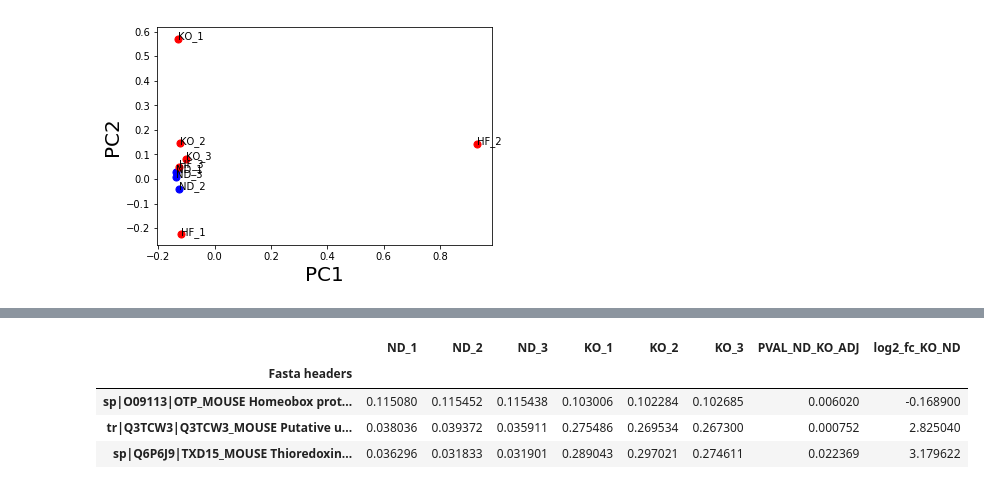
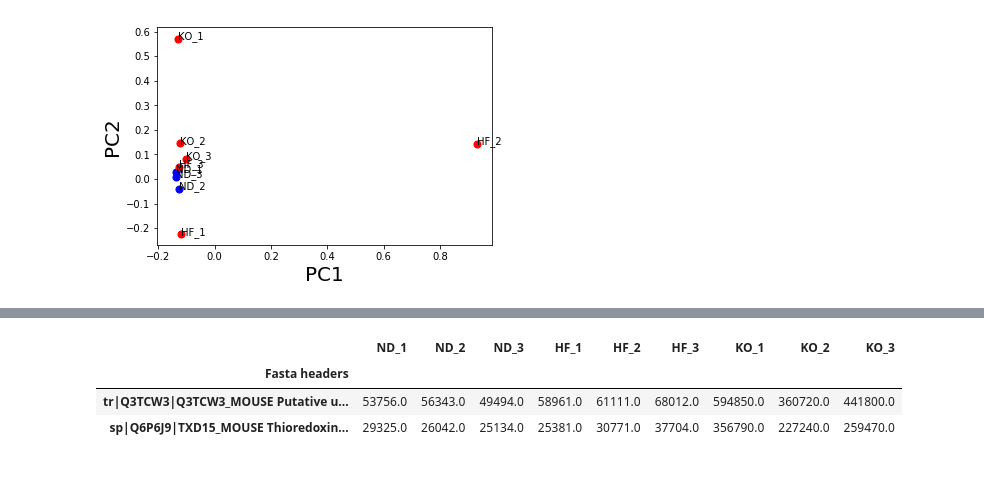
Before and after one commit to mtinti/jennie_analysis, a Jupyter notebook: analysis-hypo.ipynb, the cells around one changed output, grey strips where cells are left out. Saved outputs shown, nothing was run; the diff lists cells and outputs as text; code cells hidden in the pictures.

```diff
--- a/analysis-hypo.ipynb
+++ b/analysis-hypo.ipynb
@@ -107,3 +96,0 @@ norm_df.plot(kind='scatter',x='log10_HF_ND',y='log2_fc_HF_ND')
-# %%
-norm_df['-log10_PVAL_ND_HF'] = -np.log10(norm_df['PVAL_ND_HF'])
-norm_df.plot(kind='scatter',x='log2_fc_HF_ND',y='-log10_PVAL_ND_HF')
@@ -113,6 +116,6 @@ norm_df.plot(kind='scatter',x='log2_fc_HF_ND',y='-log10_PVAL_ND_HF')
 # %%
-#t-test between normal diet and KO - high fat diet
+
+#t-test between high fat diet  and KO
 from scipy.stats import ttest_ind
-onesample_results = ttest_ind(norm_df[['ND_1','ND_2','ND_3']].T, norm_df[['KO_1','KO_2','KO_3']].T)
-norm_df['T_ND_KO']=onesample_results[0]
-norm_df['PVAL_ND_KO']=onesample_results[1]
+onesample_results = ttest_ind(norm_df[['HF_1','HF_2','HF_3']].T, norm_df[['KO_1','KO_2','KO_3']].T)
+utilities.make_analysis(norm_df, onesample_results, tag='HF_KO')
@@ -125,7 +125,0 @@ norm_df['PVAL_ND_KO'].plot(kind='hist',bins=100)
-# %%
-#correct for multy-hypotesis
-from statsmodels.sandbox.stats.multicomp import multipletests
-p_adjusted = multipletests(norm_df['PVAL_ND_KO'], method='bonferroni')
-#print (p_adjusted)
-norm_df['PVAL_ND_KO_ADJ']=p_adjusted[1]
-norm_df.reset_index(drop=True).sort_values('PVAL_ND_KO_ADJ').head()
@@ -145,3 +125,0 @@ norm_df.plot(kind='scatter',x='log10_KO_ND',y='log2_fc_KO_ND')
-# %%
-norm_df['-log10_PVAL_ND_KO'] = -np.log10(norm_df['PVAL_ND_KO'])
-norm_df.plot(kind='scatter',x='log2_fc_KO_ND',y='-log10_PVAL_ND_KO')
@@ -153,8 +135,8 @@ test = norm_df[norm_df['PVAL_ND_KO_ADJ']<0.05]
 # %%
-test[['ND_1','ND_2','ND_3','KO_1','KO_2','KO_3','PVAL_ND_KO_ADJ','log2_fc_KO_ND']]
+test = df[norm_df['PVAL_HF_KO_ADJ']<0.05]
+test[['ND_1','ND_2','ND_3','HF_1','HF_2','HF_3','KO_1','KO_2','KO_3']]
 # %% [output]
-|  | ND_1 | ND_2 | ND_3 | KO_1 | KO_2 | KO_3 | PVAL_ND_KO_ADJ | log2_fc_KO_ND |
-| Fasta headers |  |  |  |  |  |  |  |  |
-| sp|O09113|OTP_MOUSE Homeobox prot... | 0.115080 | 0.115452 | 0.115438 | 0.103006 | 0.102284 | 0.102685 | 0.006020 | -0.168900 |
-| tr|Q3TCW3|Q3TCW3_MOUSE Putative u... | 0.038036 | 0.039372 | 0.035911 | 0.275486 | 0.269534 | 0.267300 | 0.000752 | 2.825040 |
-| sp|Q6P6J9|TXD15_MOUSE Thioredoxin... | 0.036296 | 0.031833 | 0.031901 | 0.289043 | 0.297021 | 0.274611 | 0.022369 | 3.179622 |
+|  | ND_1 | ND_2 | ND_3 | HF_1 | HF_2 | HF_3 | KO_1 | KO_2 | KO_3 |
+| Fasta headers |  |  |  |  |  |  |  |  |  |
+| tr|Q3TCW3|Q3TCW3_MOUSE Putative u... | 53756.0 | 56343.0 | 49494.0 | 58961.0 | 61111.0 | 68012.0 | 594850.0 | 360720.0 | 441800.0 |
+| sp|Q6P6J9|TXD15_MOUSE Thioredoxin... | 29325.0 | 26042.0 | 25134.0 | 25381.0 | 30771.0 | 37704.0 | 356790.0 | 227240.0 | 259470.0 |
```
Also changed, not shown: parts of 19 cells of this notebook, 8 other files.
